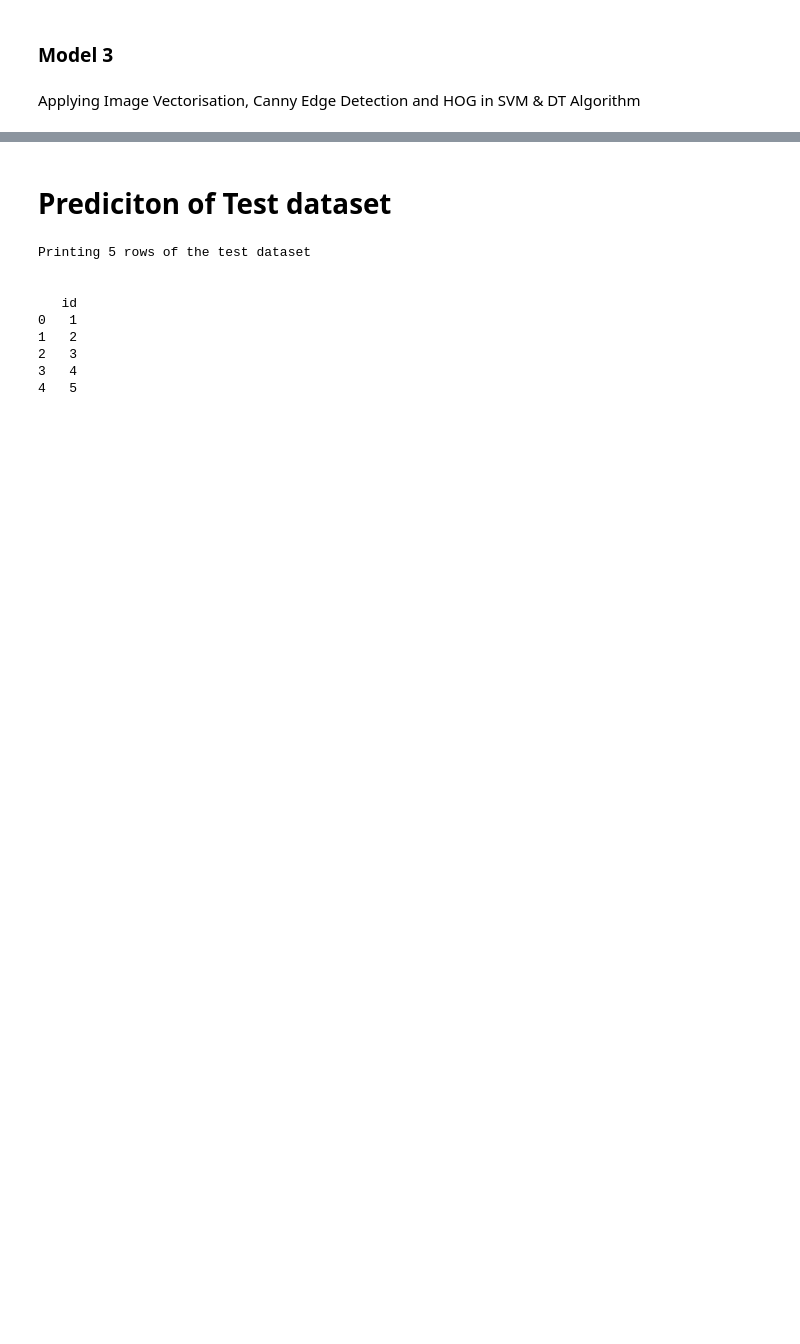
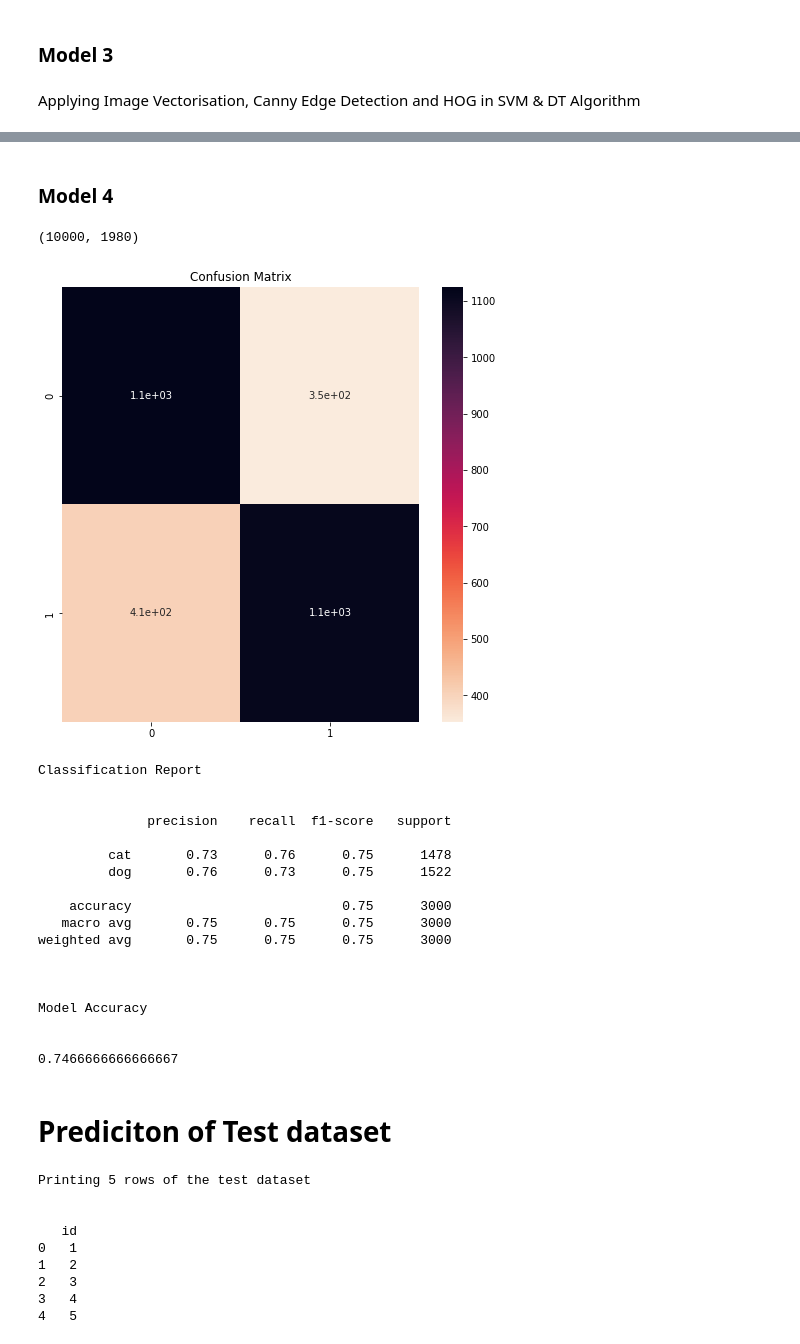
Before and after one commit to harishahamed26/Image-Recognition-Cat-Dog, a Jupyter notebook: ImageClassificiationAnimals.ipynb, the cells around one changed output, grey strips where cells are left out. Saved outputs shown, nothing was run; the diff lists cells and outputs as text; code cells hidden in the pictures; blank space fills up the shorter version.

```diff
--- a/ImageClassificiationAnimals.ipynb
+++ b/ImageClassificiationAnimals.ipynb
@@ -360,6 +419,53 @@ m3_SVM = SVM_Algoritham(X_train, X_test, Y_train, Y_test)
+# %% [markdown]
+### Model 4
+# %%
+def M4_Features(images):
+  features_list = []
+  for img in images:
+    img_resized = cv2.resize(img, (50, 100))
+
+    hog_features, hog_image = hog(img_resized, orientations=9, pixels_per_cell=(8, 8),
+                                  cells_per_block=(2, 2), visualize=True )
+    #features = np.hstack((edge_features, hog_features))
+    features_list.append(hog_features)
+
+  features_list = np.array(features_list)
+  return features_list
+# %%
+# feature extraction
+
+Features_Train_M4= M4_Features(train_images)
+print(Features_Train_M4.shape)
+# %% [output]
+(10000, 1980)
+# %%
+# data split for train and validation
+
+X_train, X_test, Y_train, Y_test = train_test_split(Features_Train_M4, df_train_CSV['label'],
+                                                    test_size=0.3, random_state=RANDOM_SEED)
 # %%
-# Implementation of Decision Tree Algorithm
-m3_DT = DT_Algoritham(X_train, X_test, Y_train, Y_test)
+# Implementation of SVM Algorithm
+m4_SVM = SVM_Algoritham(X_train, X_test, Y_train, Y_test)
+# %% [output]
+[figure, added]
+Classification Report
+
+
+              precision    recall  f1-score   support
+
+         cat       0.73      0.76      0.75      1478
+         dog       0.76      0.73      0.75      1522
+
+    accuracy                           0.75      3000
+   macro avg       0.75      0.75      0.75      3000
+weighted avg       0.75      0.75      0.75      3000
+
+
+
+Model Accuracy
+
+
+0.7466666666666667
 # %% [markdown]
 # Prediciton of Test dataset
 # %%
```
Also changed, not shown: parts of 38 cells of this notebook.
